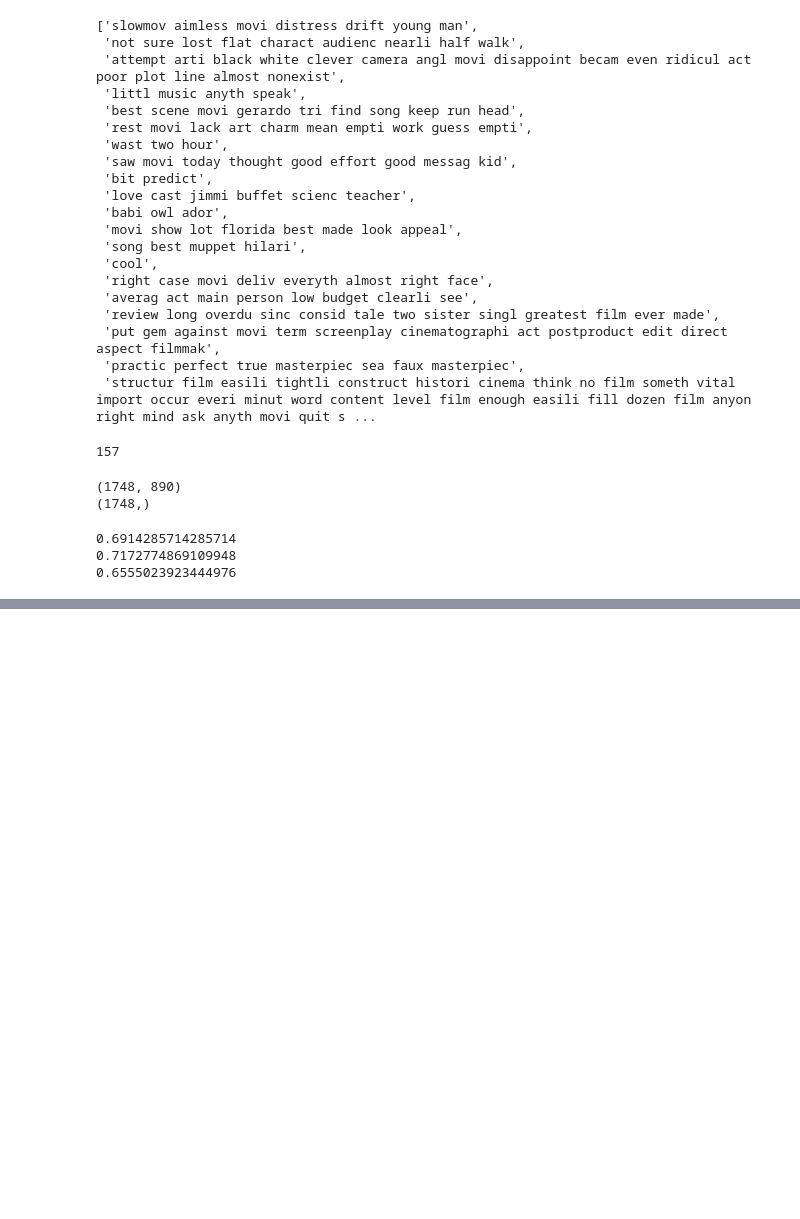
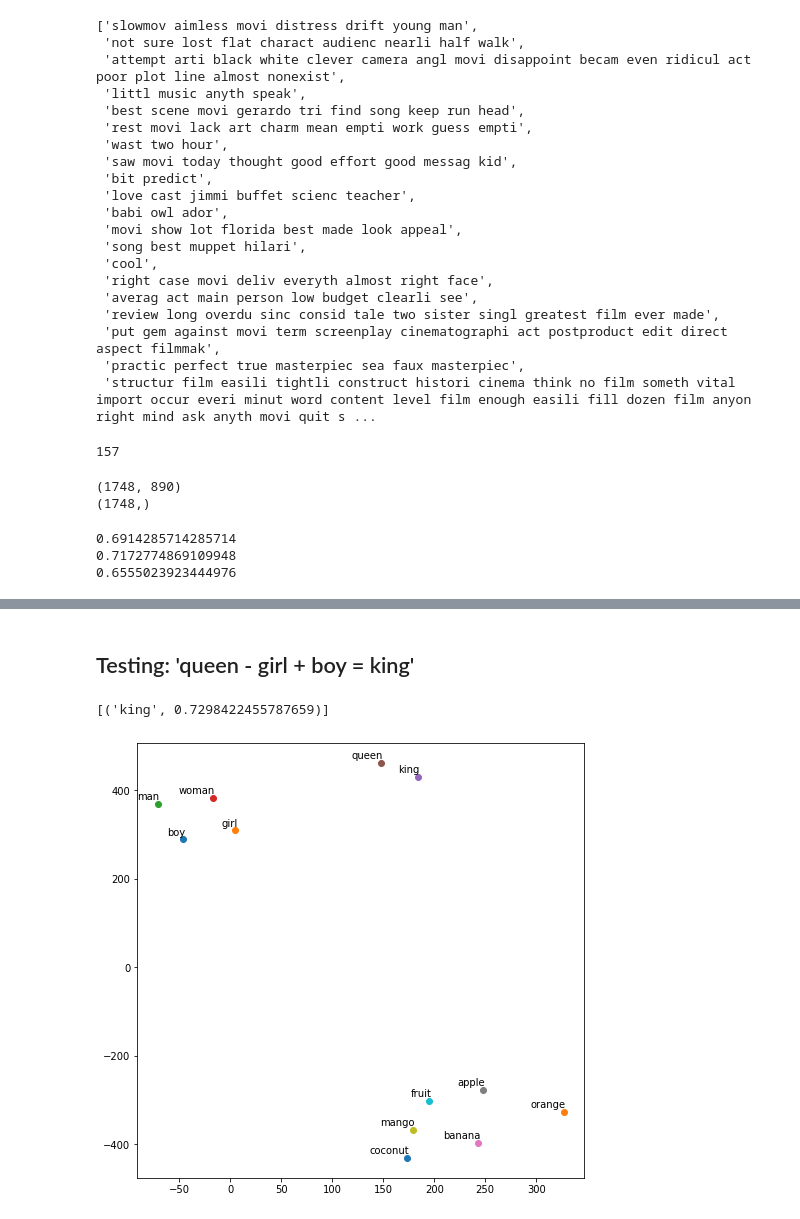
Before and after one commit to kosuridivesh/NLP-TheProject, a Jupyter notebook: IPYNB/Text_Summarization.ipynb, the cells around one changed output, grey strips where cells are left out. Saved outputs shown, nothing was run; the diff lists cells and outputs as text; code cells hidden in the pictures; blank space fills up the shorter version.

```diff
--- a/IPYNB/Text_Summarization.ipynb
+++ b/IPYNB/Text_Summarization.ipynb
@@ -486,12 +484,13 @@ from nltk.tokenize import word_tokenize
 from nltk.corpus import stopwords
 from nltk.stem.porter import PorterStemmer
 # %%
-df_imdb = pd.read_csv("https://raw.githubusercontent.com/kosuridivesh/NLP-TheProject/main/Dataset/imdb_labelled.txt?token=GHSAT0AAAAAABVDXGIMNHIVTEBHXJ5WBJTWYVASPEA", delimiter='\t', header=None)
+df_imdb = pd.read_csv("https://raw.githubusercontent.com/kosuridivesh/NLP-TheProject/main/Dataset/imdb_labelled.txt?token=GHSAT0AAAAAABVDXGINWVO6WKZULVLS4EUSYVFTC4A", delimiter='\t', header=None)
 df_imdb.columns = ["Review_text", "Review_class"]
+# https://raw.githubusercontent.com/kosuridivesh/NLP-TheProject/main/Dataset/imdb_labelled.txt?token=GHSAT0AAAAAABVDXGINWVO6WKZULVLS4EUSYVFTC4A
 
-df_amazon = pd.read_csv("https://raw.githubusercontent.com/kosuridivesh/NLP-TheProject/main/Dataset/amazon_cells_labelled.txt?token=GHSAT0AAAAAABVDXGIMUPDTVU3UXJT2BW42YVASOXQ", delimiter='\t', header=None)
+df_amazon = pd.read_csv("https://raw.githubusercontent.com/kosuridivesh/NLP-TheProject/main/Dataset/amazon_cells_labelled.txt?token=GHSAT0AAAAAABVDXGINROLQOI4BWMGUJLKMYVFTCEQ", delimiter='\t', header=None)
 df_amazon.columns = ["Review_text", "Review_class"]
-
+# https://raw.githubusercontent.com/kosuridivesh/NLP-TheProject/main/Dataset/amazon_cells_labelled.txt?token=GHSAT0AAAAAABVDXGINROLQOI4BWMGUJLKMYVFTCEQ
 df = pd.concat([df_imdb, df_amazon])
 df
 # %% [output]
@@ -586,0 +592,3 @@ print(precision_score(y_test, y_pred))
+# %%
+import gensim.downloader as api
+word2vec_model = api.load('word2vec-google-news-300')
@@ -586,0 +632,40 @@ print(precision_score(y_test, y_pred))
+# %% [markdown]
+## Testing: 'queen - girl + boy = king'
+# %%
+word2vec_model.most_similar(positive=['boy', 'queen'], negative=['girl'], topn=1)
+# %% [output]
+[('king', 0.7298422455787659)]
+# %%
+vocab = ["boy", "girl", "man", "woman", "king", "queen", "banana", "apple", "mango", "fruit", "coconut", "orange"]
+
+def tsne_plot(model):
+    labels = []
+    wordvecs = []
+
+    for word in vocab:
+        wordvecs.append(model[word])
+        labels.append(word)
+
+    tsne_model = TSNE(perplexity=3, n_components=2, init='pca', random_state=42)
+    coordinates = tsne_model.fit_transform(wordvecs)
+
+    x = []
+    y = []
+    for value in coordinates:
+        x.append(value[0])
+        y.append(value[1])
+
+    plt.figure(figsize=(8,8))
+    for i in range(len(x)):
+        plt.scatter(x[i],y[i])
+        plt.annotate(labels[i],
+                     xy=(x[i], y[i]),
+                     xytext=(2, 2),
+                     textcoords='offset points',
+                     ha='right',
+                     va='bottom')
+    plt.show()
+
+tsne_plot(word2vec_model)
+# %% [output]
+[figure, added]
```
Also changed, not shown: parts of 9 cells of this notebook.
